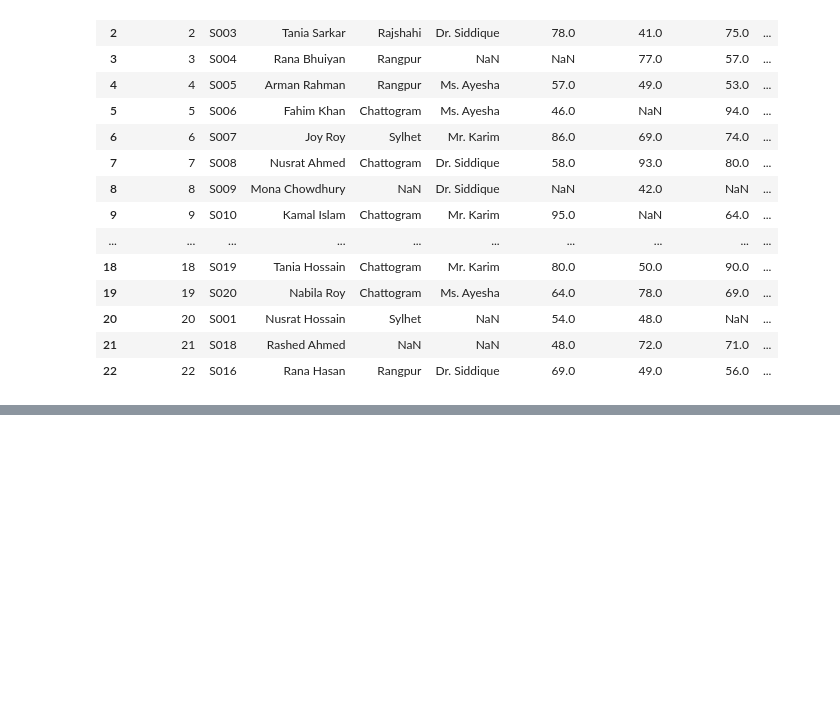
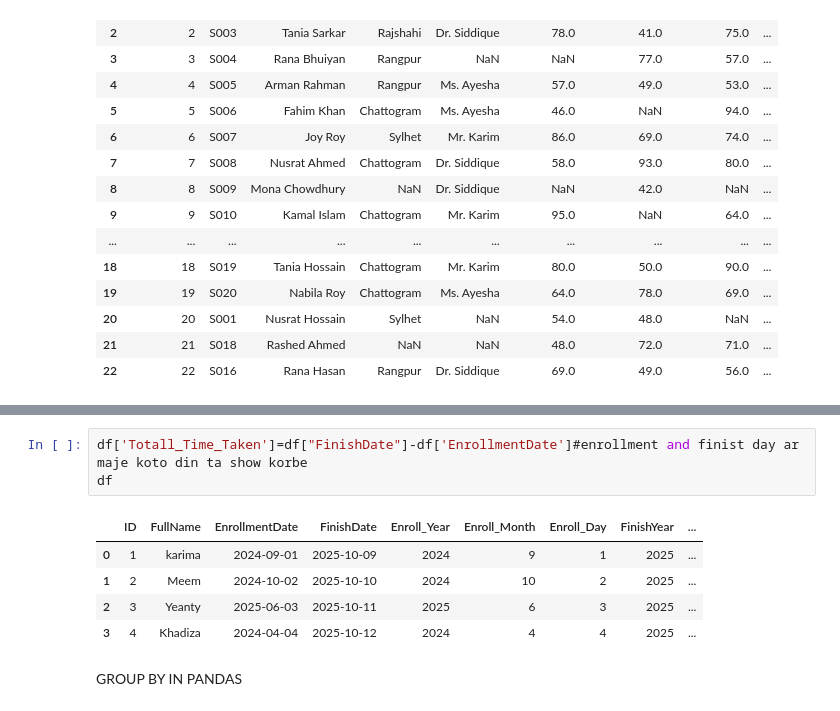
Before and after one commit to arman-hossain45/Phitrom_AI-ML, a Jupyter notebook: allModulePractice.ipynb, the cells around one changed output, grey strips where cells are left out. Saved outputs shown, nothing was run; the diff lists cells and outputs as text; blank space fills up the shorter version.

Commit message:
all pandas and numpy finish this module

```diff
--- a/allModulePractice.ipynb
+++ b/allModulePractice.ipynb
@@ -2647,0 +2773,11 @@ df.drop("Passed_In_Bio", axis=1)
+# %%
+df['Totall_Time_Taken']=df["FinishDate"]-df['EnrollmentDate']#enrollment and finist day ar maje koto din ta show korbe
+df
+# %% [output]
+|  | ID | FullName | EnrollmentDate | FinishDate | Enroll_Year | Enroll_Month | Enroll_Day | FinishYear | ... |
+| 0 | 1 | karima | 2024-09-01 | 2025-10-09 | 2024 | 9 | 1 | 2025 | ... |
+| 1 | 2 | Meem | 2024-10-02 | 2025-10-10 | 2024 | 10 | 2 | 2025 | ... |
+| 2 | 3 | Yeanty | 2025-06-03 | 2025-10-11 | 2025 | 6 | 3 | 2025 | ... |
+| 3 | 4 | Khadiza | 2024-04-04 | 2025-10-12 | 2024 | 4 | 4 | 2025 | ... |
+# %% [markdown]
+GROUP BY IN PANDAS
```
Also changed, not shown: parts of 14 cells of this notebook.
